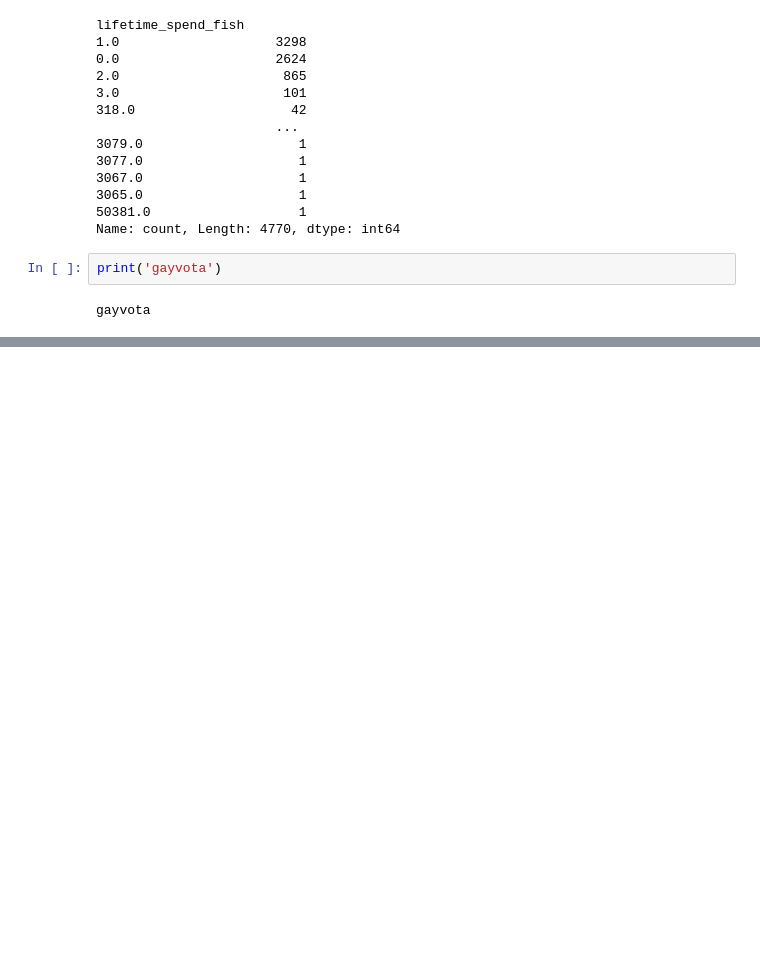
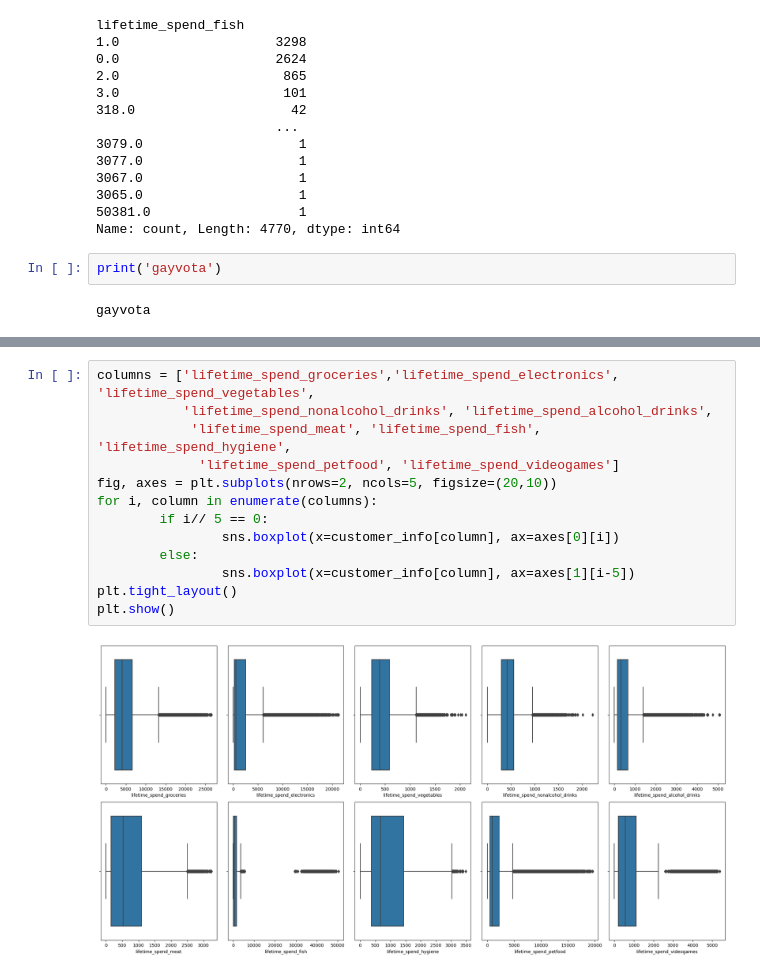
Before and after one commit to JoaoF7/Project-ML, a Jupyter notebook: Untitled-1.ipynb, the cells around one changed output, grey strips where cells are left out. Drawn from its saved outputs; the diff is of its cells as text; blank space fills up the shorter version.

```diff
--- a/Untitled-1.ipynb
+++ b/Untitled-1.ipynb
@@ -93,0 +99,15 @@ gayvota
+# %%
+columns = ['lifetime_spend_groceries','lifetime_spend_electronics', 'lifetime_spend_vegetables',
+           'lifetime_spend_nonalcohol_drinks', 'lifetime_spend_alcohol_drinks',
+            'lifetime_spend_meat', 'lifetime_spend_fish', 'lifetime_spend_hygiene',
+             'lifetime_spend_petfood', 'lifetime_spend_videogames']
+fig, axes = plt.subplots(nrows=2, ncols=5, figsize=(20,10))
+for i, column in enumerate(columns):
+        if i// 5 == 0:
+                sns.boxplot(x=customer_info[column], ax=axes[0][i])
+        else:
+                sns.boxplot(x=customer_info[column], ax=axes[1][i-5])
+plt.tight_layout()
+plt.show()
+# %% [output]
+[figure, added]
```
Also changed, not shown: parts of 7 cells of this notebook.
